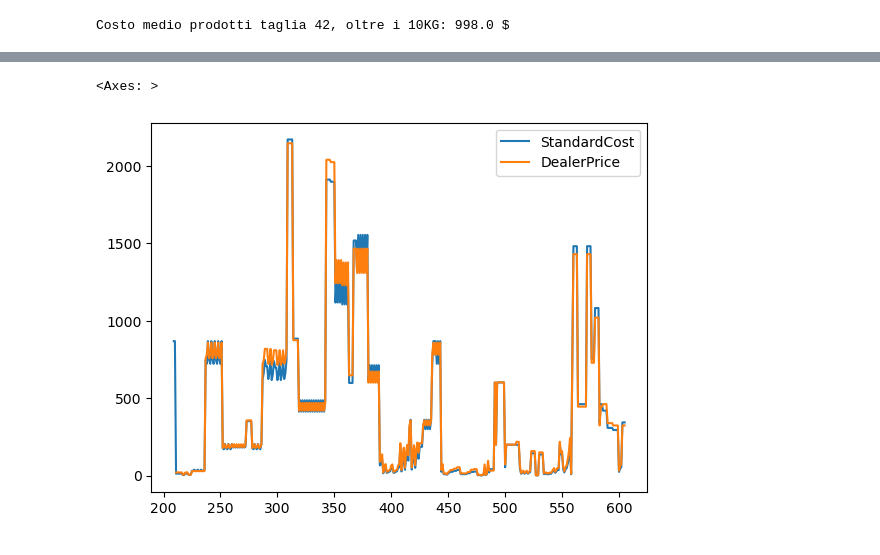
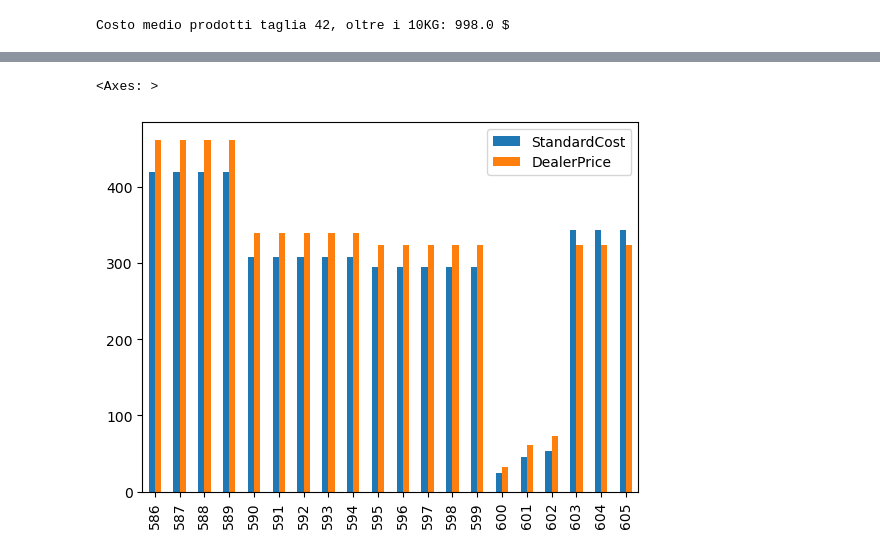
Before and after one commit to justinmag/PYTHON, a Jupyter notebook: w2/w2e2.ipynb, the cells around one changed output, grey strips where cells are left out. Cells and saved outputs as stored; diff of their text form; code cells hidden in the pictures.

```diff
--- a/w2/w2e2.ipynb
+++ b/w2/w2e2.ipynb
@@ -208,6 +215,7 @@ df_y
 # %%
+#confronto pattern prezzo venditore/acquirente negli ultime 20 posizioni
 query = """SELECT StandardCost, DealerPrice
            FROM dimproduct"""
 
 df_diff= pd.read_sql(sqlalchemy.text(query), db_engine.connect())
-print(df_diff.tail(20))
+ultimi20=df_diff.tail(20)
@@ -232,5 +222,5 @@ print(df_diff.tail(20))
 # %%
-df_diff.plot()
+ultimi20.plot( kind= "bar")
 # %% [output]
 <Axes: >
-[figure, old version]
+[figure, new version]
```
Also changed, not shown: parts of 41 cells of this notebook.
